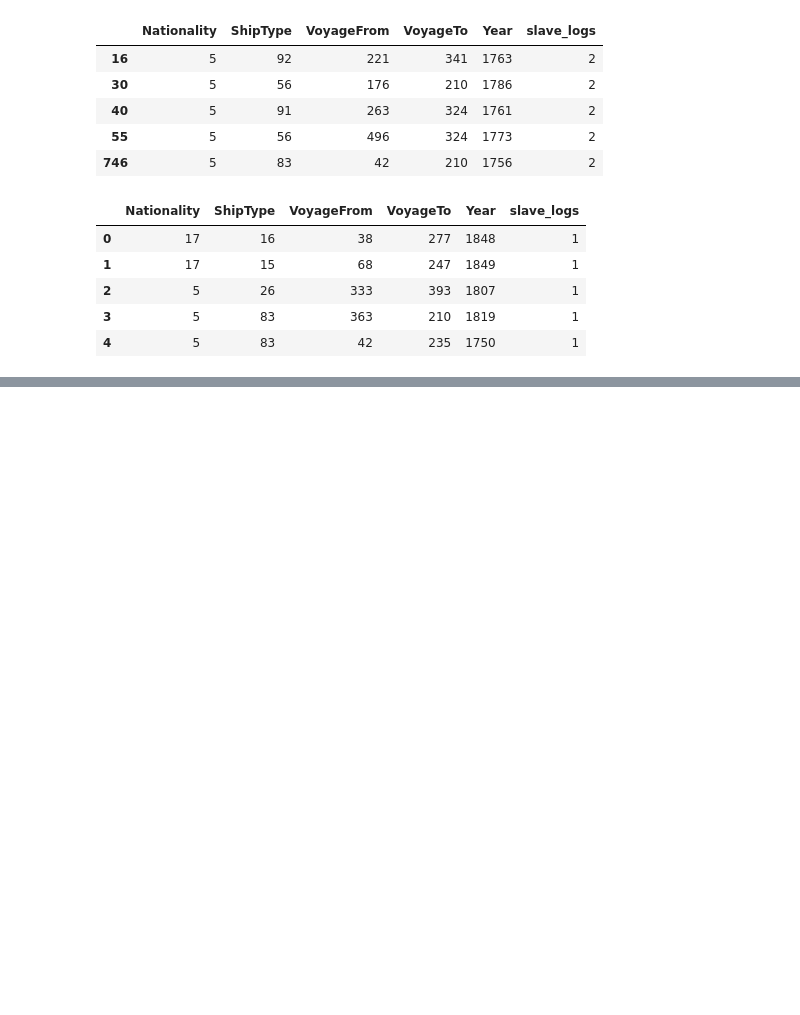
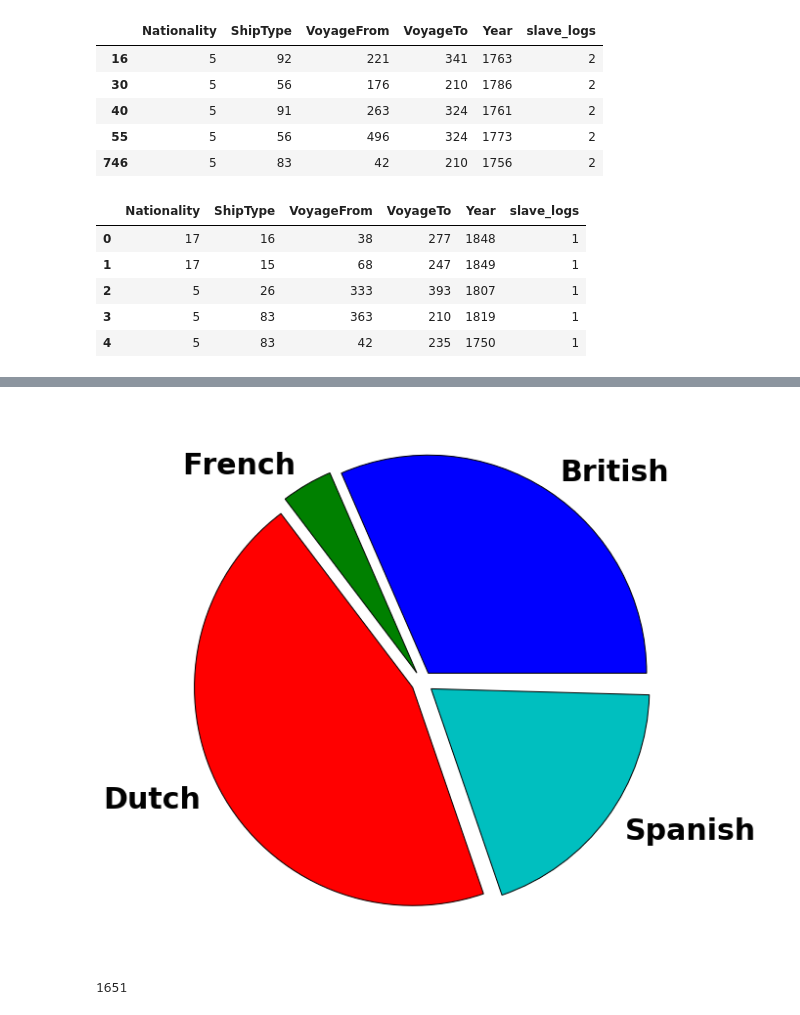
Before and after one commit to clarka34/exploringShipLogbooks, a Jupyter notebook: classifier-notebook-clean.ipynb, the cells around one changed output, grey strips where cells are left out. Cells and saved outputs as stored; diff of their text form; code cells hidden in the pictures; blank space fills up the shorter version.

```diff
--- a/classifier-notebook-clean.ipynb
+++ b/classifier-notebook-clean.ipynb
@@ -79,0 +157,25 @@ cl.cliwoc_data_all.head()
+# %%
+fractions = []
+fract_dict = dict(cl.cliwoc_data_all['Nationality'].value_counts(normalize=True))
+fractions = []
+nats = []
+for key in fract_dict:
+    if fract_dict[key] > 0.01:
+        nats.append(key)
+        fractions.append(fract_dict[key])
+
+explode=[0.05] * len(fractions)
+
+fig2, ax2 = plt.subplots()
+fig2.set_size_inches(10,10)
+matplotlib.rcParams['font.size'] = 30
+
+matplotlib.pylab.pie(fractions, labels = nats, explode = explode)
+
+plt.savefig('cliwoc_nats.png')
+# %% [output]
+[figure, added]
+# %%
+len(cl.cliwoc_data_all.index.unique())
+# %% [output]
+1651
```
Also changed, not shown: parts of 9 cells of this notebook.
